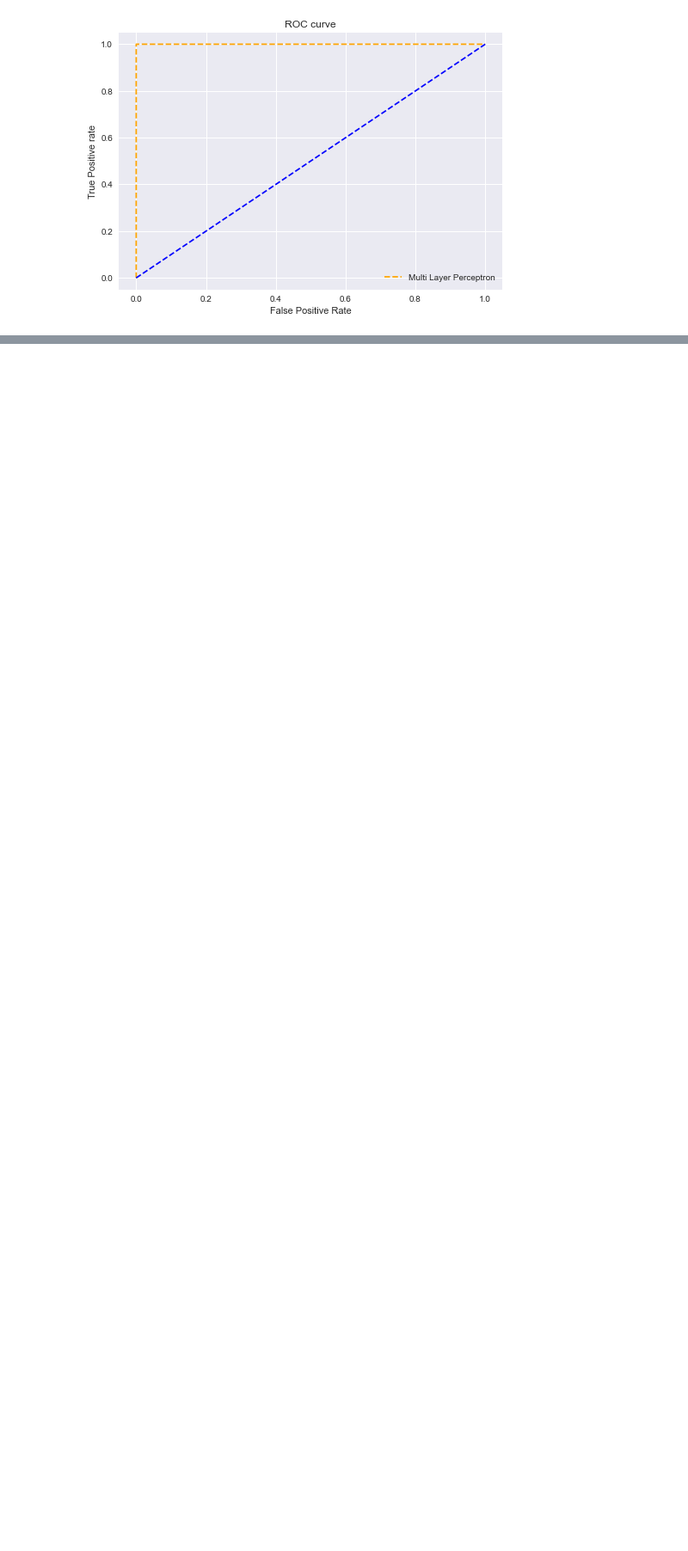
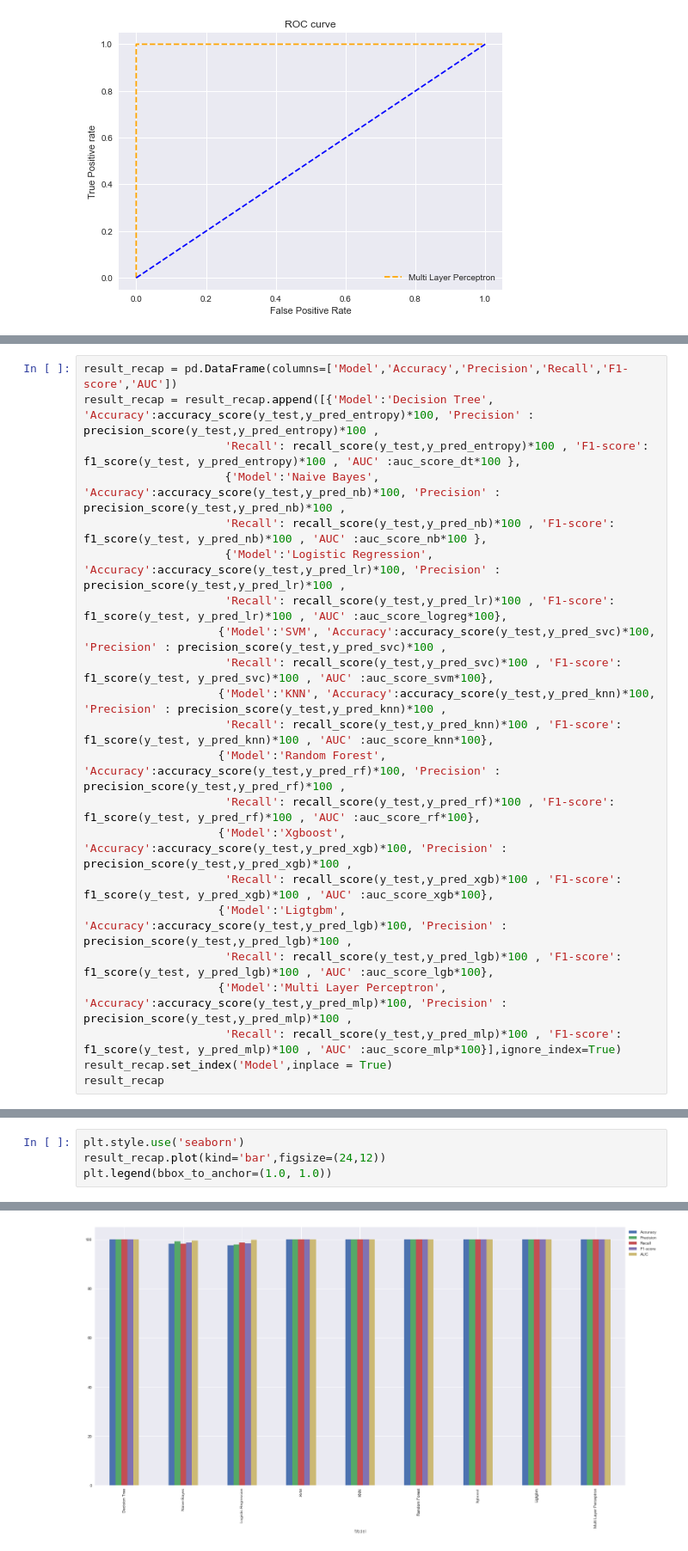
Before and after one commit to nfrejus/prim_ddos, a Jupyter notebook: unbalanced_30_70_model/model_with_embbed_wrapper_fs.ipynb, the cells around one changed output, grey strips where cells are left out. Shown at 86% size. Saved outputs shown, nothing was run; the diff lists cells and outputs as text; blank space fills up the shorter version.

Commit message:
model performance summary

```diff
--- a/unbalanced_30_70_model/model_with_embbed_wrapper_fs.ipynb
+++ b/unbalanced_30_70_model/model_with_embbed_wrapper_fs.ipynb
@@ -479,0 +490,22 @@ plt.show();
+# %%
+result_recap = pd.DataFrame(columns=['Model','Accuracy','Precision','Recall','F1-score','AUC'])
+result_recap = result_recap.append([{'Model':'Decision Tree', 'Accuracy':accuracy_score(y_test,y_pred_entropy)*100, 'Precision' : precision_score(y_test,y_pred_entropy)*100 ,
+                     'Recall': recall_score(y_test,y_pred_entropy)*100 , 'F1-score': f1_score(y_test, y_pred_entropy)*100 , 'AUC' :auc_score_dt*100 },
+                     {'Model':'Naive Bayes', 'Accuracy':accuracy_score(y_test,y_pred_nb)*100, 'Precision' : precision_score(y_test,y_pred_nb)*100 ,
+                     'Recall': recall_score(y_test,y_pred_nb)*100 , 'F1-score': f1_score(y_test, y_pred_nb)*100 , 'AUC' :auc_score_nb*100 },
+                     {'Model':'Logistic Regression', 'Accuracy':accuracy_score(y_test,y_pred_lr)*100, 'Precision' : precision_score(y_test,y_pred_lr)*100 ,
+                     'Recall': recall_score(y_test,y_pred_lr)*100 , 'F1-score': f1_score(y_test, y_pred_lr)*100 , 'AUC' :auc_score_logreg*100},
+                    {'Model':'SVM', 'Accuracy':accuracy_score(y_test,y_pred_svc)*100, 'Precision' : precision_score(y_test,y_pred_svc)*100 ,
+                     'Recall': recall_score(y_test,y_pred_svc)*100 , 'F1-score': f1_score(y_test, y_pred_svc)*100 , 'AUC' :auc_score_svm*100},
+                    {'Model':'KNN', 'Accuracy':accuracy_score(y_test,y_pred_knn)*100, 'Precision' : precision_score(y_test,y_pred_knn)*100 ,
+                     'Recall': recall_score(y_test,y_pred_knn)*100 , 'F1-score': f1_score(y_test, y_pred_knn)*100 , 'AUC' :auc_score_knn*100},
+                    {'Model':'Random Forest', 'Accuracy':accuracy_score(y_test,y_pred_rf)*100, 'Precision' : precision_score(y_test,y_pred_rf)*100 ,
+                     'Recall': recall_score(y_test,y_pred_rf)*100 , 'F1-score': f1_score(y_test, y_pred_rf)*100 , 'AUC' :auc_score_rf*100},
+                    {'Model':'Xgboost', 'Accuracy':accuracy_score(y_test,y_pred_xgb)*100, 'Precision' : precision_score(y_test,y_pred_xgb)*100 ,
+                     'Recall': recall_score(y_test,y_pred_xgb)*100 , 'F1-score': f1_score(y_test, y_pred_xgb)*100 , 'AUC' :auc_score_xgb*100},
+                    {'Model':'Ligtgbm', 'Accuracy':accuracy_score(y_test,y_pred_lgb)*100, 'Precision' : precision_score(y_test,y_pred_lgb)*100 ,
+                     'Recall': recall_score(y_test,y_pred_lgb)*100 , 'F1-score': f1_score(y_test, y_pred_lgb)*100 , 'AUC' :auc_score_lgb*100},
+                    {'Model':'Multi Layer Perceptron', 'Accuracy':accuracy_score(y_test,y_pred_mlp)*100, 'Precision' : precision_score(y_test,y_pred_mlp)*100 ,
+                     'Recall': recall_score(y_test,y_pred_mlp)*100 , 'F1-score': f1_score(y_test, y_pred_mlp)*100 , 'AUC' :auc_score_mlp*100}],ignore_index=True)
+result_recap.set_index('Model',inplace = True)
+result_recap
@@ -479,0 +524,5 @@ plt.show();
+# %%
+plt.style.use('seaborn')
+result_recap.plot(kind='bar',figsize=(24,12))
+plt.legend(bbox_to_anchor=(1.0, 1.0))
+# %% [output]
@@ -479,0 +530 @@ plt.show();
+[figure, added]
```
Also changed, not shown: parts of 12 cells of this notebook, 2 other files.
